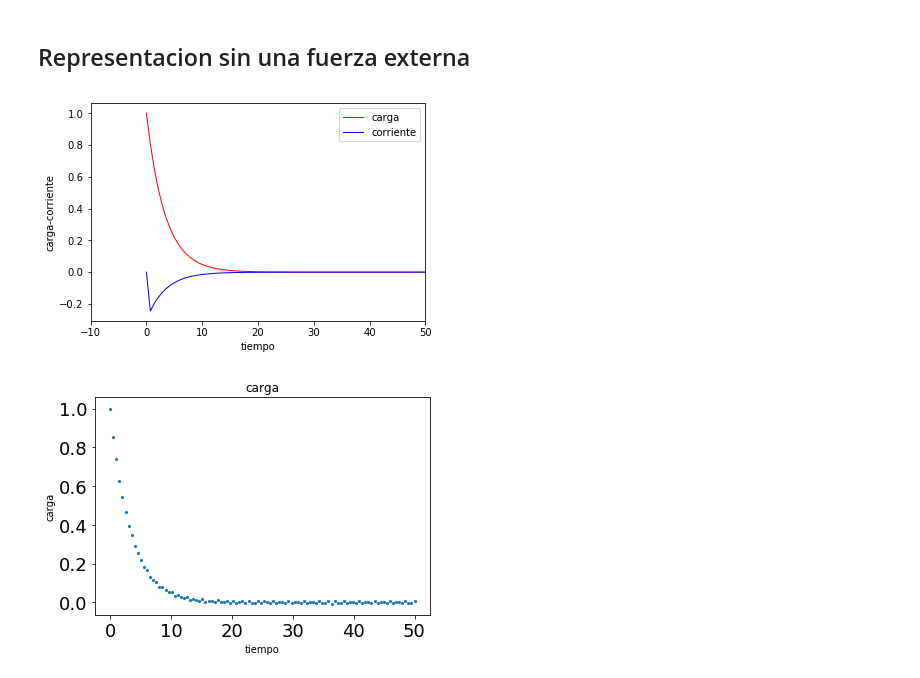
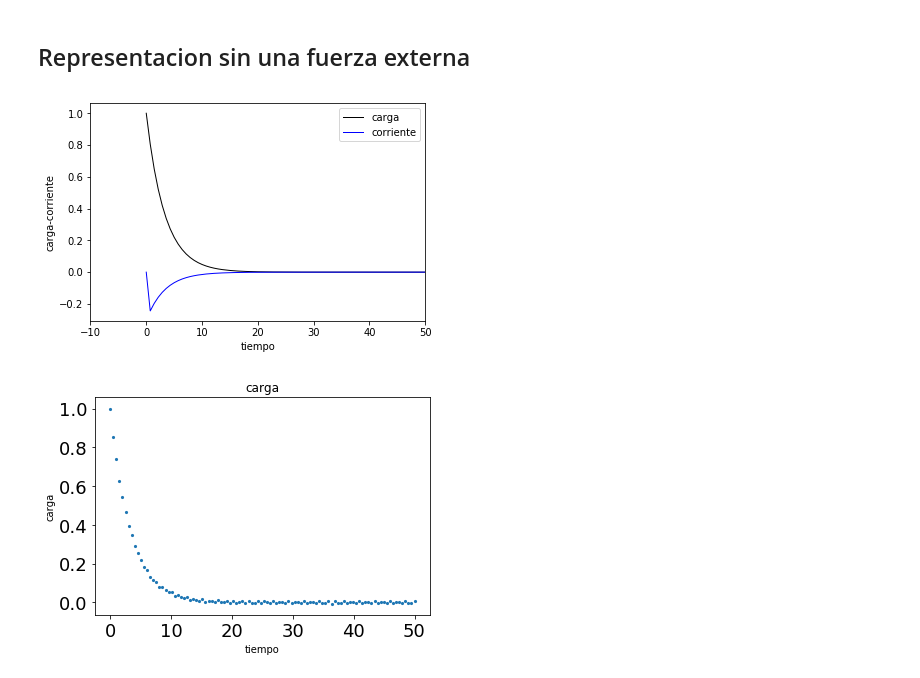
Before and after one commit to ErnestoDiaz7/proyecto_modulo2, a Jupyter notebook: ProyectoModulo2_ReyesI_SanchezM_DiazE.ipynb, the cells around one changed output. Saved outputs shown, nothing was run; the diff lists cells and outputs as text; code cells hidden in the pictures.

```diff
--- a/ProyectoModulo2_ReyesI_SanchezM_DiazE.ipynb
+++ b/ProyectoModulo2_ReyesI_SanchezM_DiazE.ipynb
@@ -65,15 +65,15 @@ corriente = solucion [:,1]
 # %% [markdown]
 ## Representacion sin una fuerza externa
 # %%
-plt.plot(tiempo, carga, c = "r" , lw = 1 , label = "carga")
+plt.plot(tiempo, carga, c = "k" , lw = 1 , label = "carga")
 plt.plot(tiempo, corriente, c = "b" , lw = 1 , label = "corriente")
 plt.xlim(xmin = -10 , xmax = 50)
 plt.xlabel("tiempo")
 plt.ylabel("carga-corriente")
 plt.legend()
 plt.show()
 # %% [output]
-[figure, old version]
+[figure, new version]
 # %%
 import matplotlib as mpl
 label_size = 18
```
